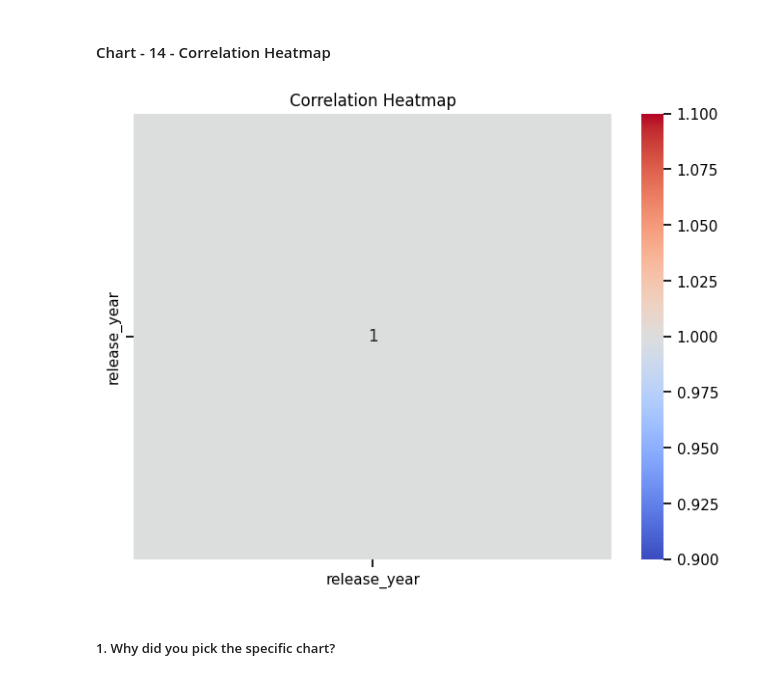
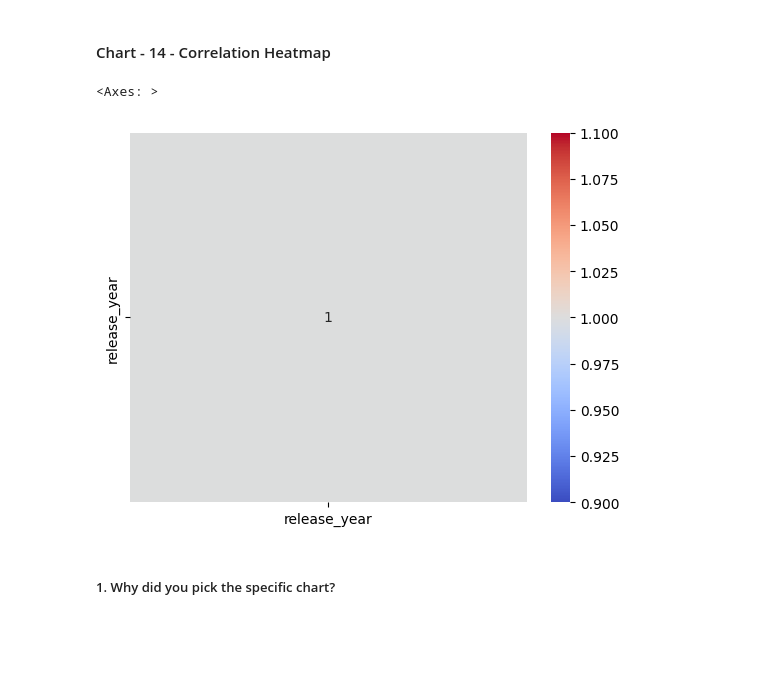
Before and after one commit to ajayd9558/Unsupervised_machine_Larning_project, a Jupyter notebook: Ajay_Netflix_Show_and_Movies_Clustering.ipynb, the cells around one changed output. Cells and saved outputs as stored; diff of their text form; code cells hidden in the pictures; blank space fills up the shorter version.

```diff
--- a/Ajay_Netflix_Show_and_Movies_Clustering.ipynb
+++ b/Ajay_Netflix_Show_and_Movies_Clustering.ipynb
@@ -643,18 +640,16 @@ columns = ['show_id', 'type', 'title', 'director', 'cast', 'country', 'date_adde
-# %%
-# Correlation Heatmap visualization code
-# Select the columns for correlation analysis
-columns = ['release_year', 'rating', 'duration']
-
-# Create a correlation matrix
-correlation_matrix = df[columns].corr()
-
-# Generate a heatmap
-plt.figure(figsize=(8, 6))
-sns.heatmap(correlation_matrix, annot=True, cmap='coolwarm')
-plt.title('Correlation Heatmap')
-plt.show()
-# %% [output]
-[figure, removed]
+# %%
+# Correlation Heatmap visualization code
+# Drop the unnecessary columns
+data = data.drop(['show_id', 'type', 'director', 'cast', 'country', 'date_added'], axis=1)
+
+# Calculate the correlation matrix
+corr = data.corr()
+
+# Plot the correlation heatmap
+sns.heatmap(corr, annot=True, cmap='coolwarm')
+# %% [output]
+<Axes: >
+[figure, added]
 # %% [markdown]
 ##### 1. Why did you pick the specific chart?
 # %% [markdown]
```
Also changed, not shown: parts of 7 cells of this notebook.
